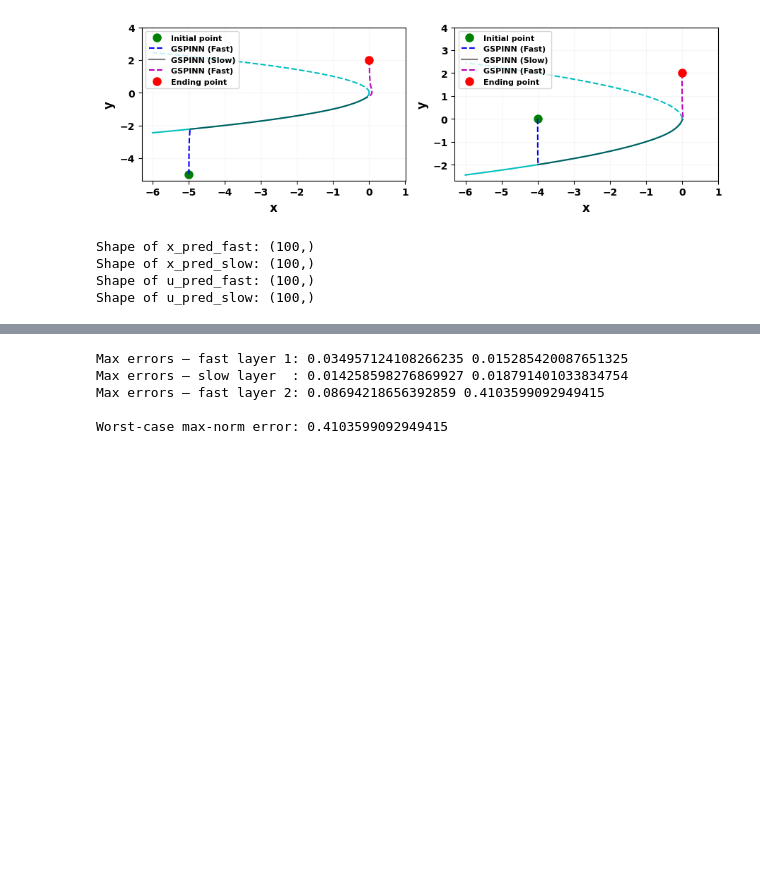
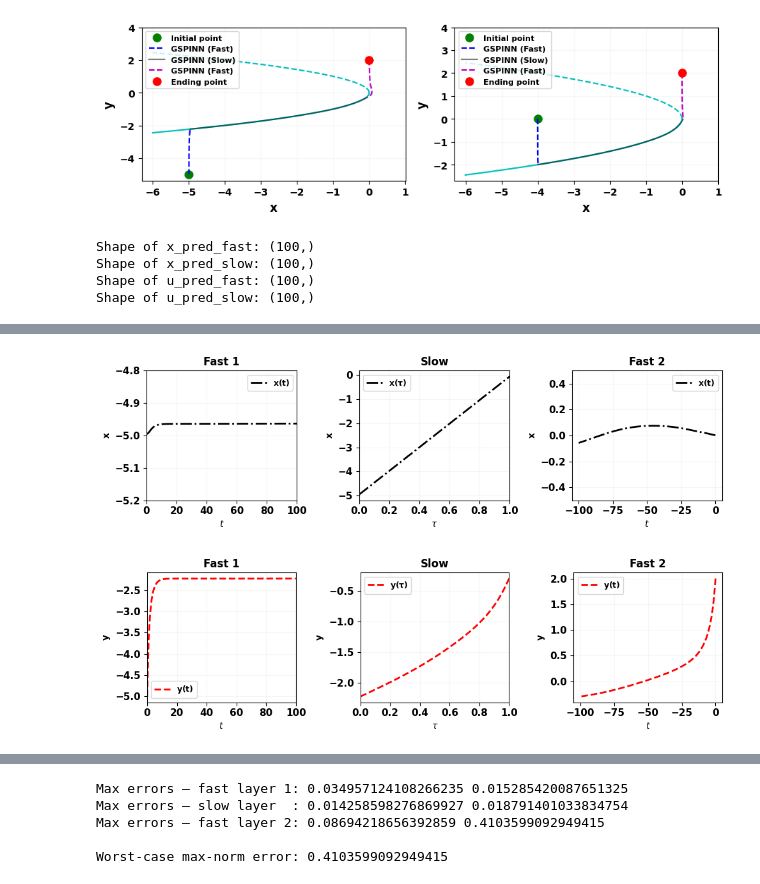
Before and after one commit to Hamid-Mofidi/PINNs_on_Multiple_timescale_dynamics, a Jupyter notebook: Nonhyperbolic/GSPINNs-error.ipynb, the cells around one changed output, grey strips where cells are left out. Drawn from its saved outputs; the diff is of its cells as text; code cells hidden in the pictures; blank space fills up the shorter version.

Commit message:
Kaggle Notebook | Nonhyperbolic_fast-slow | Version 18

```diff
--- a/Nonhyperbolic/GSPINNs-error.ipynb
+++ b/Nonhyperbolic/GSPINNs-error.ipynb
@@ -628,0 +556,79 @@ plt.show()
+# %%
+import numpy as np
+import matplotlib.pyplot as plt
+
+# ── your data here ───────────────────────────────────────────────────────────────
+# t, t2:        arrays originally spanning 0 … 10
+# τ (tau):       array originally spanning 0 … 4.8
+# x_pred_fast,  x_pred_slow,  x_pred_fast2
+# y_pred_fast,  y_pred_slow,  y_pred_fast2
+# -----------------------------------------------------------------------------
+
+# rescale axes ------------------------------------------------------------------
+tau_unit = tau / 4     # 0–4.8  →  0–1
+t_pct    = t  * 10        # 0–10   →  0–100
+t2_pct   = t2 * 10
+
+# helper: bold all tick labels --------------------------------------------------
+def bold_ticks(ax, size=11):
+    ax.figure.canvas.draw()      # make sure the Text objects exist
+    for lbl in (ax.get_xticklabels(minor=False) + ax.get_xticklabels(minor=True) +
+                ax.get_yticklabels(minor=False) + ax.get_yticklabels(minor=True)):
+        lbl.set_fontweight('bold')
+        lbl.set_fontsize(size)
+
+# ── 1st figure :  x ------------------------------------------------------------
+fig, axs = plt.subplots(1, 3, figsize=(10, 3))
+
+# fast layer 1
+axs[0].plot(t_pct, x_pred_fast, '-.', c='k', lw=2, label=r'$\mathbf{x(t)}$')
+axs[0].set_xlim(0, 100);  axs[0].set_ylim(-5.2, -4.8)
+axs[0].set_xlabel(r'$t$ ', fontweight='bold');  axs[0].set_ylabel(r'$\mathbf{x}$')
+axs[0].set_title('Fast 1', fontweight='bold');     axs[0].grid(alpha=0.1)
+axs[0].legend(prop={'size': 9, 'weight': 'bold'}); bold_ticks(axs[0])
+
+# slow manifold
+axs[1].plot(tau_unit, x_pred_slow , '-.', c='k', lw=2, label=r'$\mathbf{x(\tau)}$')
+axs[1].set_xlim(0, 1)
+axs[1].set_xlabel(r'$\tau$', fontweight='bold');   axs[1].set_ylabel(r'$\mathbf{x}$')
+axs[1].set_title('Slow', fontweight='bold');       axs[1].grid(alpha=0.1)
+axs[1].legend(prop={'size': 9, 'weight': 'bold'}); bold_ticks(axs[1])
+
+# fast layer 2
+axs[2].plot(t2_pct, x_pred_fast2, '-.', c='k', lw=2, label=r'$\mathbf{x(t)}$')
+#axs[2].set_xlim(0, 100)
+axs[2].set_ylim(-0.5, 0.5)
+axs[2].set_xlabel(r'$t$ ', fontweight='bold');  axs[2].set_ylabel(r'$\mathbf{x}$')
+axs[2].set_title('Fast 2', fontweight='bold');     axs[2].grid(alpha=0.1)
+axs[2].legend(prop={'size': 9, 'weight': 'bold'}); bold_ticks(axs[2])
+
+plt.tight_layout();  plt.show()
+
+# ── 2nd figure :  y ------------------------------------------------------------
+fig, axs = plt.subplots(1, 3, figsize=(10, 3))
+
+# fast layer 1
+axs[0].plot(t_pct, y_pred_fast, 'r--', lw=2, label=r'$\mathbf{y(t)}$')
+axs[0].set_xlim(0, 100)
+axs[0].set_xlabel(r'$t$ ', fontweight='bold');  axs[0].set_ylabel(r'$\mathbf{y}$')
+axs[0].set_title('Fast 1', fontweight='bold');     axs[0].grid(alpha=0.1)
+axs[0].legend(prop={'size': 9, 'weight': 'bold'}); bold_ticks(axs[0])
+
+# slow manifold
+axs[1].plot(tau_unit, y_pred_slow , 'r--', lw=2, label=r'$\mathbf{y(\tau)}$')
+axs[1].set_xlim(0, 1)
+axs[1].set_xlabel(r'$\tau$', fontweight='bold');   axs[1].set_ylabel(r'$\mathbf{y}$')
+axs[1].set_title('Slow', fontweight='bold');       axs[1].grid(alpha=0.1)
+axs[1].legend(prop={'size': 9, 'weight': 'bold'}); bold_ticks(axs[1])
+
+# fast layer 2
+axs[2].plot(t2_pct, y_pred_fast2, 'r--', lw=2, label=r'$\mathbf{y(t)}$')
+#axs[2].set_xlim(0, 100)
+axs[2].set_xlabel(r'$t$ ', fontweight='bold');  axs[2].set_ylabel(r'$\mathbf{y}$')
+axs[2].set_title('Fast 2', fontweight='bold');     axs[2].grid(alpha=0.1)
+axs[2].legend(prop={'size': 9, 'weight': 'bold'}); bold_ticks(axs[2])
+
+plt.tight_layout();  plt.show()
+# %% [output]
+[figure, added]
+[figure, added]
```
Also changed, not shown: parts of 2 cells of this notebook.
